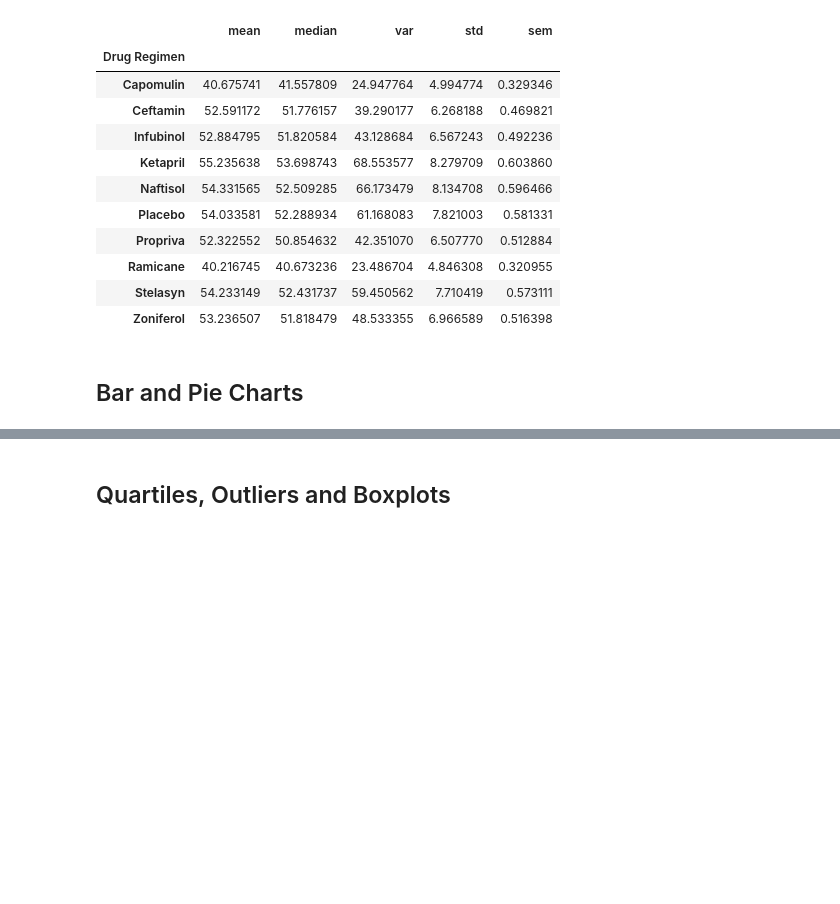
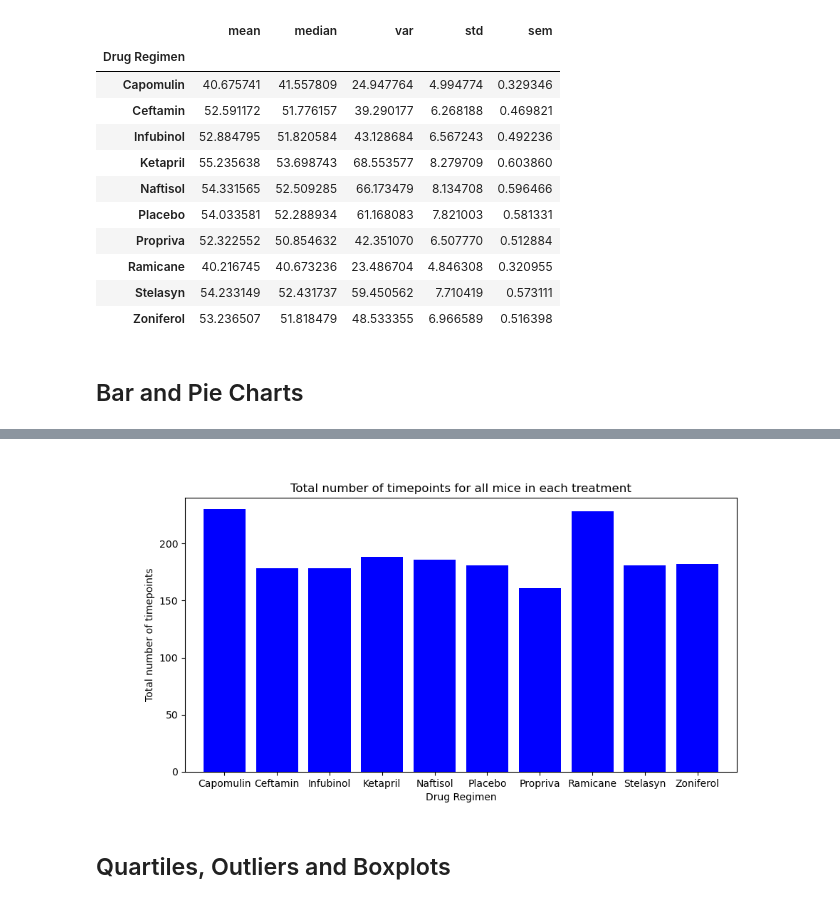
Before and after one commit to Master-Leo/Summary-Statistics-Challenge, a Jupyter notebook: pymaceuticals_starter.ipynb, the cells around one changed output, grey strips where cells are left out. Saved outputs shown, nothing was run; the diff lists cells and outputs as text; code cells hidden in the pictures; blank space fills up the shorter version.

```diff
--- a/pymaceuticals_starter.ipynb
+++ b/pymaceuticals_starter.ipynb
@@ -191,3 +205,22 @@ data_combined.groupby(data_combined["Drug Regimen"]).tumor_volume_mm3.agg([
+# %%
+# Generate a bar plot showing the total number of timepoints for all mice tested for each drug regimen using pyplot.
+
+x_axis = np.arange(len(timepoint_combined))
+tick_locations = [value for value in x_axis]
+
+plt.figure(figsize=(10,5))
+plt.bar(x_axis, timepoint_combined, color='b', alpha=1, align='center')
+plt.xticks(tick_locations, timepoint_combined.index.values)
+
+plt.xlim(-0.75, len(x_axis)-.25)
+plt.ylim(0, max(timepoint_combined)+10)
+
+plt.title("Total number of timepoints for all mice in each treatment")
+plt.xlabel("Drug Regimen")
+plt.ylabel("Total number of timepoints")
+plt.show()
+# %% [output]
+[figure, added]
 # %%
 # Generate a pie plot showing the distribution of female versus male mice using Pandas
 # %%
```
Also changed, not shown: parts of 4 cells of this notebook.
